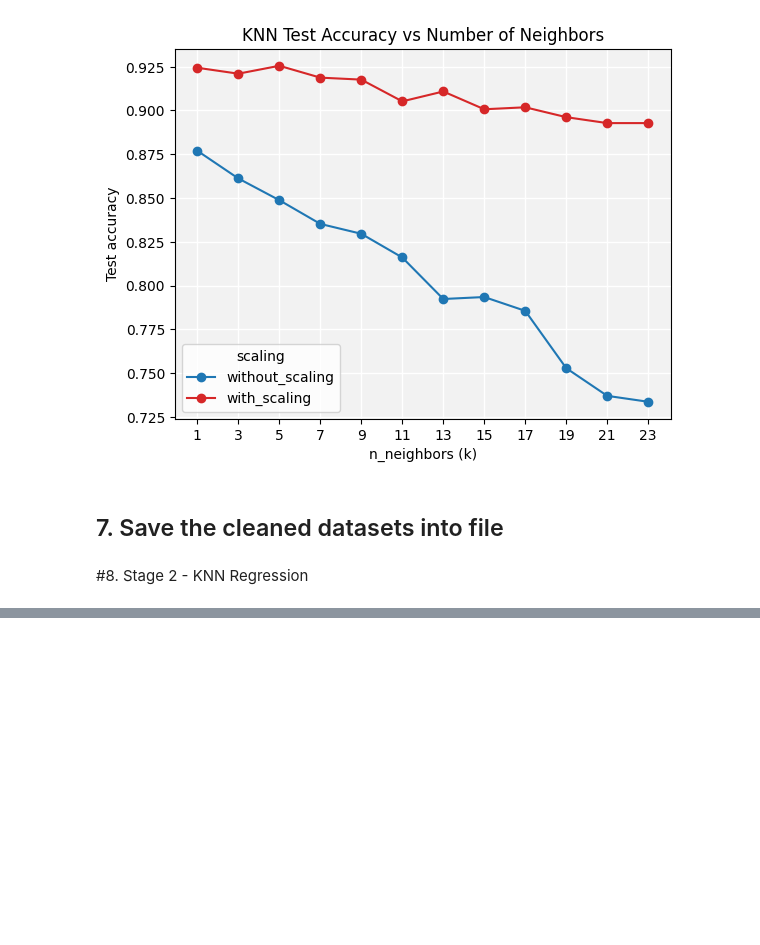
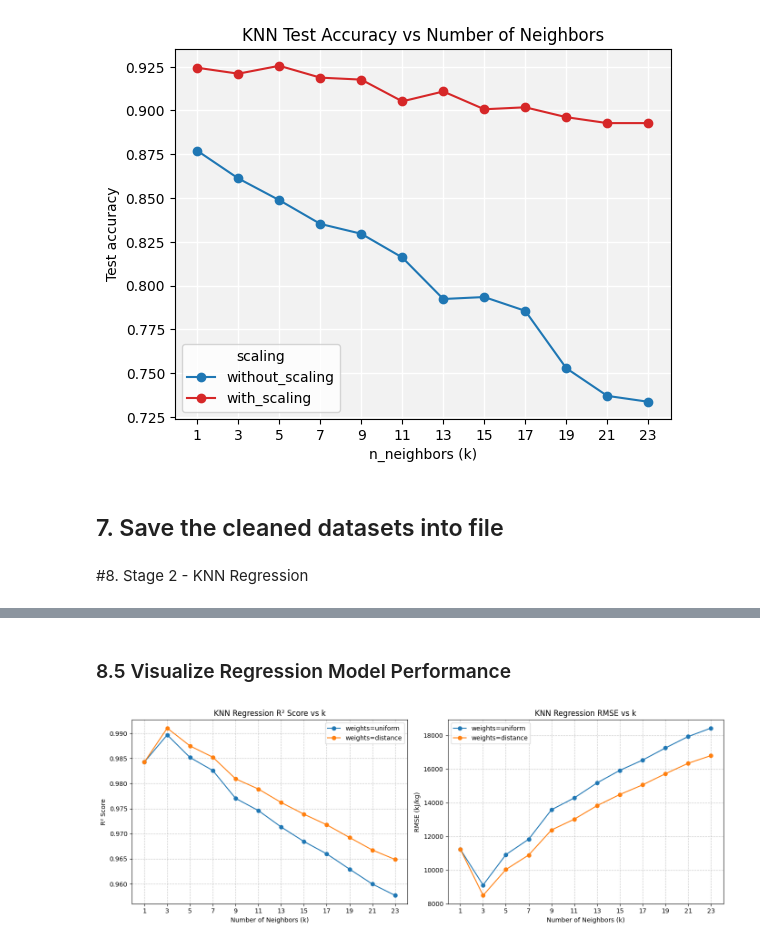
Before and after one commit to ialipon/ENCH680PRJ, a Jupyter notebook: PRJ_knn-sec.ipynb, the cells around one changed output, grey strips where cells are left out. Cells and saved outputs as stored; diff of their text form; code cells hidden in the pictures; blank space fills up the shorter version.

```diff
--- a/PRJ_knn-sec.ipynb
+++ b/PRJ_knn-sec.ipynb
@@ -961,0 +1034,13 @@ Rec_data.to_excel("co2_sec_classification.xlsx", index=False)
+# %%
+from sklearn.model_selection import train_test_split
+
+# Split variables: inputs (X) are everything except 'SEC (kJ/kg)', and output (y) is 'SEC (kJ/kg)'
+X_reg = df.drop(columns=['SEC (kJ/kg)'])
+y_reg = df['SEC (kJ/kg)']
+
+X_train_reg, X_test_reg, y_train_reg, y_test_reg = train_test_split(
+    X_reg, y_reg, test_size=0.20, random_state=29
+)
+
+print(f"Regression Training Set: {X_train_reg.shape}")
+print(f"Regression Testing Set: {X_test_reg.shape}")
@@ -961,0 +1052,6 @@ Rec_data.to_excel("co2_sec_classification.xlsx", index=False)
+# %%
+from sklearn.preprocessing import StandardScaler
+
+scaler_reg = StandardScaler()
+X_train_reg_scaled = scaler_reg.fit_transform(X_train_reg)
+X_test_reg_scaled = scaler_reg.transform(X_test_reg)
@@ -961,0 +1098,31 @@ Rec_data.to_excel("co2_sec_classification.xlsx", index=False)
+# %% [markdown]
+### 8.5 Visualize Regression Model Performance
+# %%
+fig, (ax1, ax2) = plt.subplots(1, 2, figsize=(14, 5))
+
+# Plot R2 Scores
+for weights in ['uniform', 'distance']:
+    subset = df_reg_metrics[df_reg_metrics['weights'] == weights]
+    ax1.plot(subset['k'], subset['R2'], marker='o', label=f'weights={weights}')
+ax1.set_title('KNN Regression R² Score vs k')
+ax1.set_xlabel('Number of Neighbors (k)')
+ax1.set_ylabel('R² Score')
+ax1.set_xticks(k_values)
+ax1.legend()
+ax1.grid(True, linestyle='--', alpha=0.7)
+
+# Plot RMSE Scores
+for weights in ['uniform', 'distance']:
+    subset = df_reg_metrics[df_reg_metrics['weights'] == weights]
+    ax2.plot(subset['k'], subset['RMSE'], marker='o', label=f'weights={weights}')
+ax2.set_title('KNN Regression RMSE vs k')
+ax2.set_xlabel('Number of Neighbors (k)')
+ax2.set_ylabel('RMSE (kJ/kg)')
+ax2.set_xticks(k_values)
+ax2.legend()
+ax2.grid(True, linestyle='--', alpha=0.7)
+
+plt.tight_layout()
+plt.show()
+# %% [output]
+[figure, added]
```
Also changed, not shown: parts of 13 cells of this notebook.
